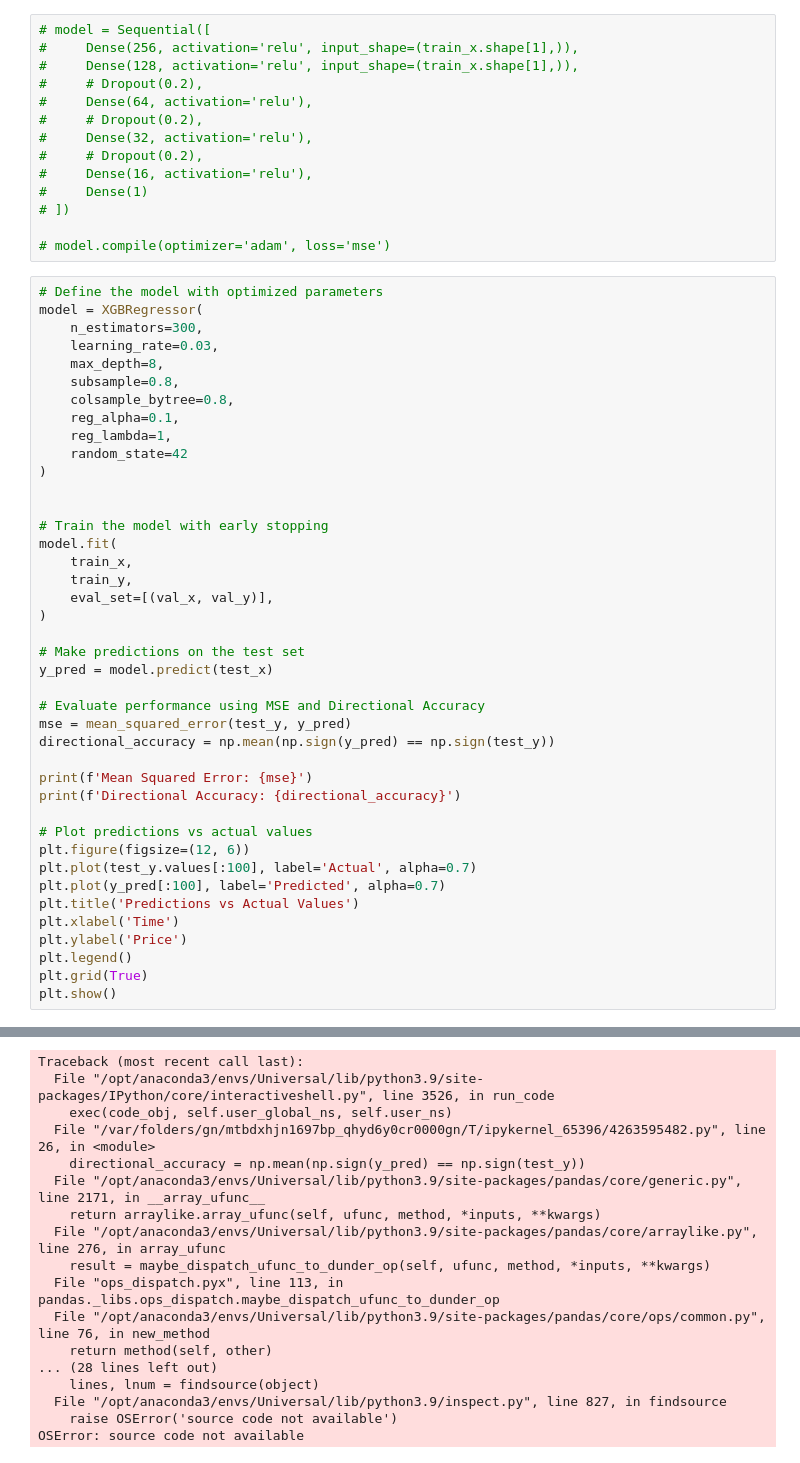
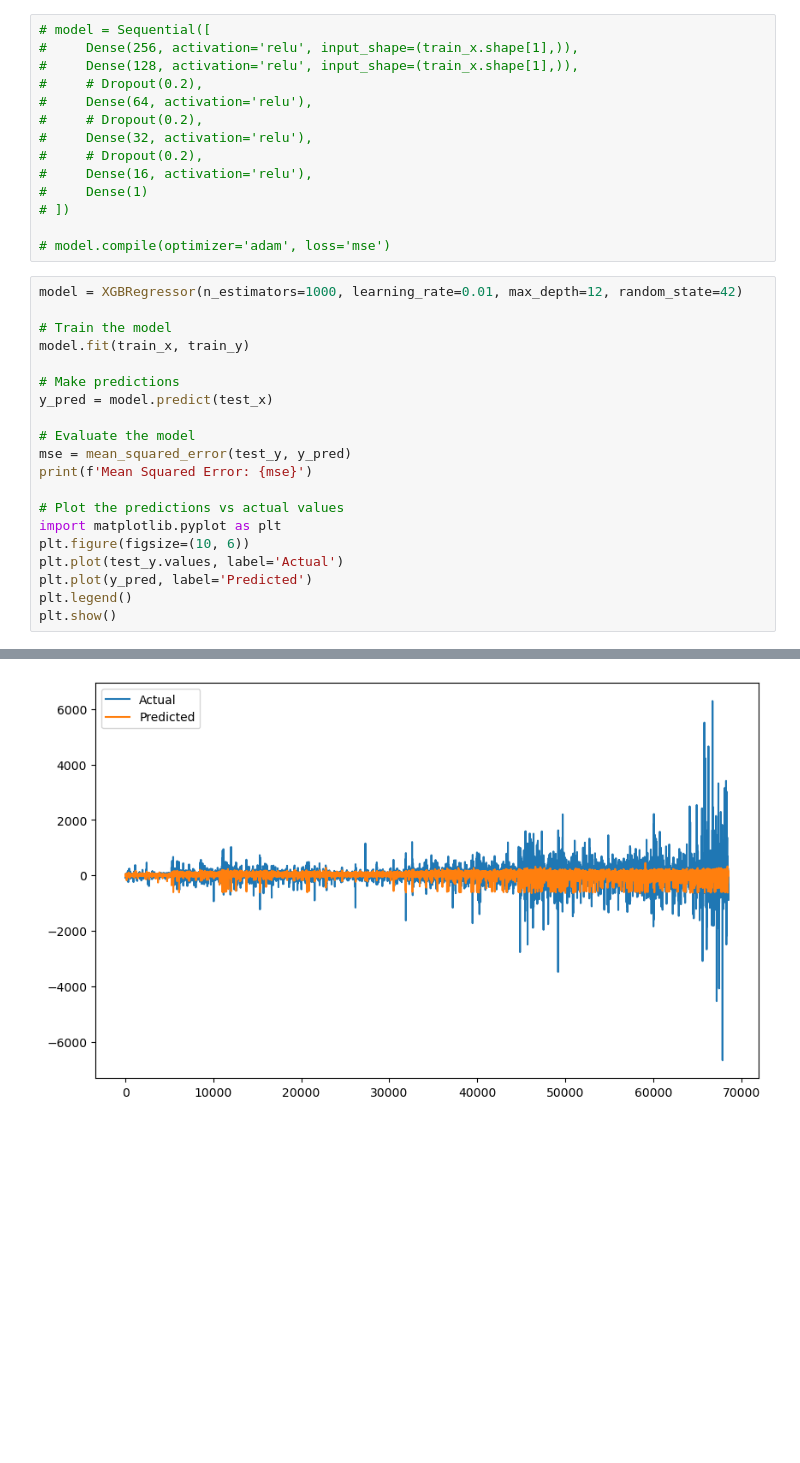
Before and after one commit to shashwatop3/Bitcoin_intraday, a Jupyter notebook: notebooks/train.ipynb, the cells around one changed output, grey strips where cells are left out. Saved outputs shown, nothing was run; the diff lists cells and outputs as text; blank space fills up the shorter version.

```diff
--- a/notebooks/train.ipynb
+++ b/notebooks/train.ipynb
@@ -52,44 +52,23 @@ test_x = test.drop(columns=['predict_trend'])
 
 # model.compile(optimizer='adam', loss='mse')
 # %%
-# Define the model with optimized parameters
-model = XGBRegressor(
-    n_estimators=300,
-    learning_rate=0.03,
-    max_depth=8,
-    subsample=0.8,
-    colsample_bytree=0.8,
-    reg_alpha=0.1,
-    reg_lambda=1,
-    random_state=42
-)
+model = XGBRegressor(n_estimators=1000, learning_rate=0.01, max_depth=12, random_state=42)
 
+# Train the model
+model.fit(train_x, train_y)
 
-# Train the model with early stopping
-model.fit(
-    train_x,
-    train_y,
-    eval_set=[(val_x, val_y)],
-)
-
-# Make predictions on the test set
+# Make predictions
 y_pred = model.predict(test_x)
 
-# Evaluate performance using MSE and Directional Accuracy
+# Evaluate the model
 mse = mean_squared_error(test_y, y_pred)
-directional_accuracy = np.mean(np.sign(y_pred) == np.sign(test_y))
+print(f'Mean Squared Error: {mse}')
 
-print(f'Mean Squared Error: {mse}')
-print(f'Directional Accuracy: {directional_accuracy}')
-
-# Plot predictions vs actual values
-plt.figure(figsize=(12, 6))
-plt.plot(test_y.values[:100], label='Actual', alpha=0.7)
-plt.plot(y_pred[:100], label='Predicted', alpha=0.7)
-plt.title('Predictions vs Actual Values')
-plt.xlabel('Time')
-plt.ylabel('Price')
+# Plot the predictions vs actual values
+import matplotlib.pyplot as plt
+plt.figure(figsize=(10, 6))
+plt.plot(test_y.values, label='Actual')
+plt.plot(y_pred, label='Predicted')
 plt.legend()
-plt.grid(True)
 plt.show()
 # %% [output]
@@ -113,17 +76 @@ Unexpected exception formatting exception. Falling back to standard exception
-Traceback (most recent call last):
-  File "/opt/anaconda3/envs/Universal/lib/python3.9/site-packages/IPython/core/interactiveshell.py", line 3526, in run_code
-    exec(code_obj, self.user_global_ns, self.user_ns)
-  File "/var/folders/gn/mtbdxhjn1697bp_qhyd6y0cr0000gn/T/ipykernel_65396/4263595482.py", line 26, in <module>
-    directional_accuracy = np.mean(np.sign(y_pred) == np.sign(test_y))
-  File "/opt/anaconda3/envs/Universal/lib/python3.9/site-packages/pandas/core/generic.py", line 2171, in __array_ufunc__
-    return arraylike.array_ufunc(self, ufunc, method, *inputs, **kwargs)
-  File "/opt/anaconda3/envs/Universal/lib/python3.9/site-packages/pandas/core/arraylike.py", line 276, in array_ufunc
-    result = maybe_dispatch_ufunc_to_dunder_op(self, ufunc, method, *inputs, **kwargs)
-  File "ops_dispatch.pyx", line 113, in pandas._libs.ops_dispatch.maybe_dispatch_ufunc_to_dunder_op
-  File "/opt/anaconda3/envs/Universal/lib/python3.9/site-packages/pandas/core/ops/common.py", line 76, in new_method
-    return method(self, other)
-... (28 lines left out)
-    lines, lnum = findsource(object)
-  File "/opt/anaconda3/envs/Universal/lib/python3.9/inspect.py", line 827, in findsource
-    raise OSError('source code not available')
-OSError: source code not available
+[figure, added]
```
Also changed, not shown: parts of 8 cells of this notebook, 2 other files.
